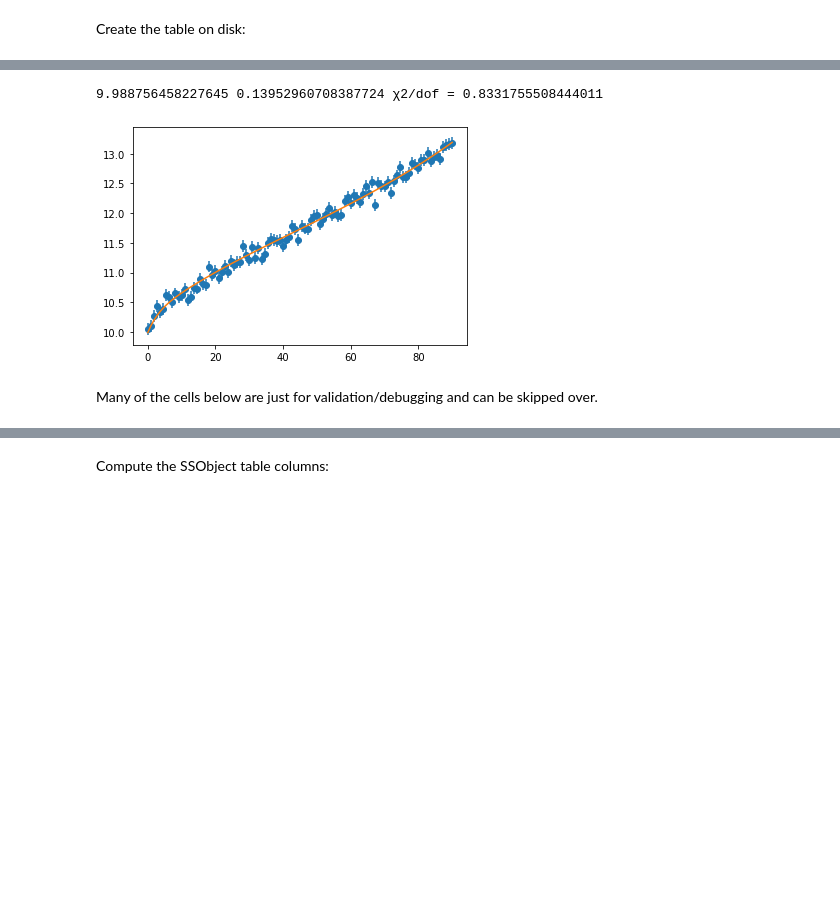
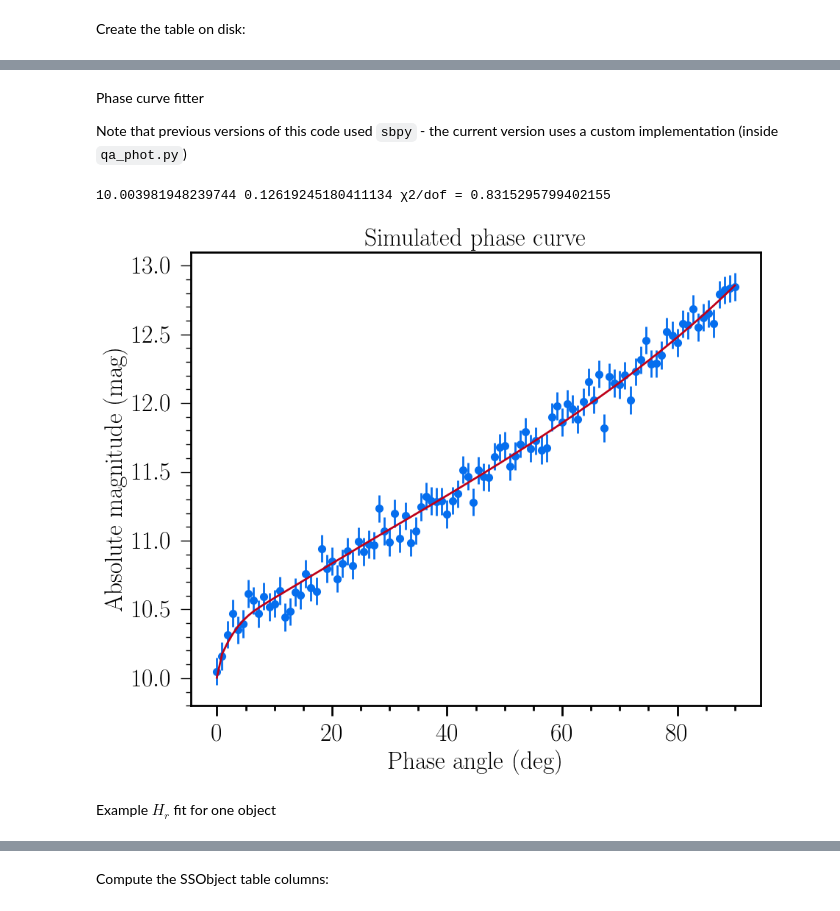
Before and after one commit to mjuric/ssp-tools, a Jupyter notebook: analysis/daily-data-products-pipeline.ipynb, the cells around one changed output, grey strips where cells are left out. Cells and saved outputs as stored; diff of their text form; code cells hidden in the pictures; blank space fills up the shorter version.

Commit message:
daily-data-products-pipeline.ipynb: functioning DDPP prototype

```diff
--- a/analysis/daily-data-products-pipeline.ipynb
+++ b/analysis/daily-data-products-pipeline.ipynb
@@ -236,0 +444,6 @@ dtype: object
+# %%
+def nJy_to_mag(f_njy):
+    return 31.4 - 2.5 * np.log10(f_njy)
+
+def nJy_err_to_mag_err(f_njy, f_err_njy):
+    return 1.085736 * (f_err_njy / f_njy)
@@ -847,66 +1788,62 @@ Phase curve fitter:
+# %% [markdown]
+Phase curve fitter
+
+Note that previous versions of this code used `sbpy` - the current version uses a custom implementation (inside `qa_phot.py`)
 # %%
+import qa_phot as qa
 import warnings
-from astropy.modeling.fitting import LevMarLSQFitter
 
-def fitHG(mag, magSigma, phaseAngle, tdist, rdist):
-    # Description of the (H, G) system:
-    #    https://www.britastro.org/asteroids/dymock4.pdf
+
+def fitHG12(mag, magSigma, phaseAngle, tdist, rdist):
+    # This uses the HG12 function from Muinonen et al (2010)
     nobsv = len(mag)
 
     # correct the mag to 1AU distance
     dmag = -5. * np.log10(tdist*rdist)
     mag = mag + dmag
-    phaseAngle = np.deg2rad(phaseAngle)
-    wt = 1./magSigma
+    #phaseAngle = np.deg2rad(phaseAngle)
 
-    # fit
-    fitter = LevMarLSQFitter()
-    obs = dict(
-        alpha=phaseAngle,
-        r=mag*0 + 1,
-        mag=mag
-        )
-    # astropy emits a console warning every time the fitter fails (annoying)
+    # fit, suppressing warnings
     with warnings.catch_warnings():
         warnings.simplefilter("ignore")
-        res = HG.from_obs(obs, fitter, weights=wt)
 
-    # extract the covariance matrix
-    fi = fitter.fit_info
-    if 1 <= fi['ierr'] <= 4:
-        # fit succeeded
-        cov = fi['param_cov']
-        sigmaH, sigmaG, covHG = np.sqrt(cov[0,0]), np.sqrt(cov[1,1]), cov[0,1]
+        sol = qa.fit(mag, phaseAngle, magSigma)
+        if sol[-1] in [1,2,3] and sol[1] is not None: #least squares solver flags
+            chi2 = np.sum(sol[2]['fvec']**2)
+            H = sol[0][0]
+            G = sol[0][1]
+            H_err = np.sqrt(sol[1][0,0])
+            G_err = np.sqrt(sol[1][1,1])
+            HG_cov = sol[1][0,1]
 
-        # calculate chi^2/dof
-        _mag = HG.evaluate(phaseAngle, res.H.value, res.G.value)
-        chi2dof = np.sum(((mag - _mag)*wt)**2.) / (nobsv-len(res.parameters))
-
-        return res.H.value, res.G.value, sigmaH, sigmaG, covHG, chi2dof, nobsv
-    else:
-        # fit failed
-        return (np.nan,) * 6 + (0,)
+            return H, G, H_err, G_err, HG_cov, chi2/(nobsv-2), nobsv
+        else:
+            # fit failed
+            return (np.nan,) * 6 + (0,)
 
 # Test of magnitude fitting
 
-from sbpy.photometry import HG
+from sbpy.photometry import HG12
 ph = np.linspace(0, 90, 100)
-mag = HG.evaluate(np.deg2rad(ph), 10, 0.14)
+mag = HG12.evaluate(np.deg2rad(ph), 10, 0.14)
 np.random.seed(42)
 sigma = 0.1
 mag = np.random.normal(mag, sigma)
 
-H, G, sigmaH, sigmaG, covHG, chi2dof, nobsv = fitHG(mag, sigma, ph, 1., 1.)
+H, G, sigmaH, sigmaG, covHG, chi2dof, nobsv = fitHG12(mag, sigma, ph, 1., 1.)
 
 plt.scatter(ph, mag)
 plt.errorbar(ph, mag, sigma, ls='none')
 _ph = sorted(ph)
-_mag = HG.evaluate(np.deg2rad(ph), H, G)
+_mag = HG12.evaluate(np.deg2rad(ph), H, G)
 plt.plot(_ph, _mag)
+plt.xlabel('Phase angle (deg)')
+plt.ylabel('Absolute magnitude (mag)')
+plt.title('Simulated phase curve')
 print(H, G, f"χ2/dof = {chi2dof}")
 # %% [output]
-9.988756458227645 0.13952960708387724 χ2/dof = 0.8331755508444011
+10.003981948239744 0.12619245180411134 χ2/dof = 0.8315295799402155
-[figure, old version]
+[figure, new version]
-# %% [markdown]
-Many of the cells below are just for validation/debugging and can be skipped over.
+# %% [markdown]
+Example $H_r$ fit for one object
 # %%
```
Also changed, not shown: parts of 216 cells of this notebook, 3 other files.
